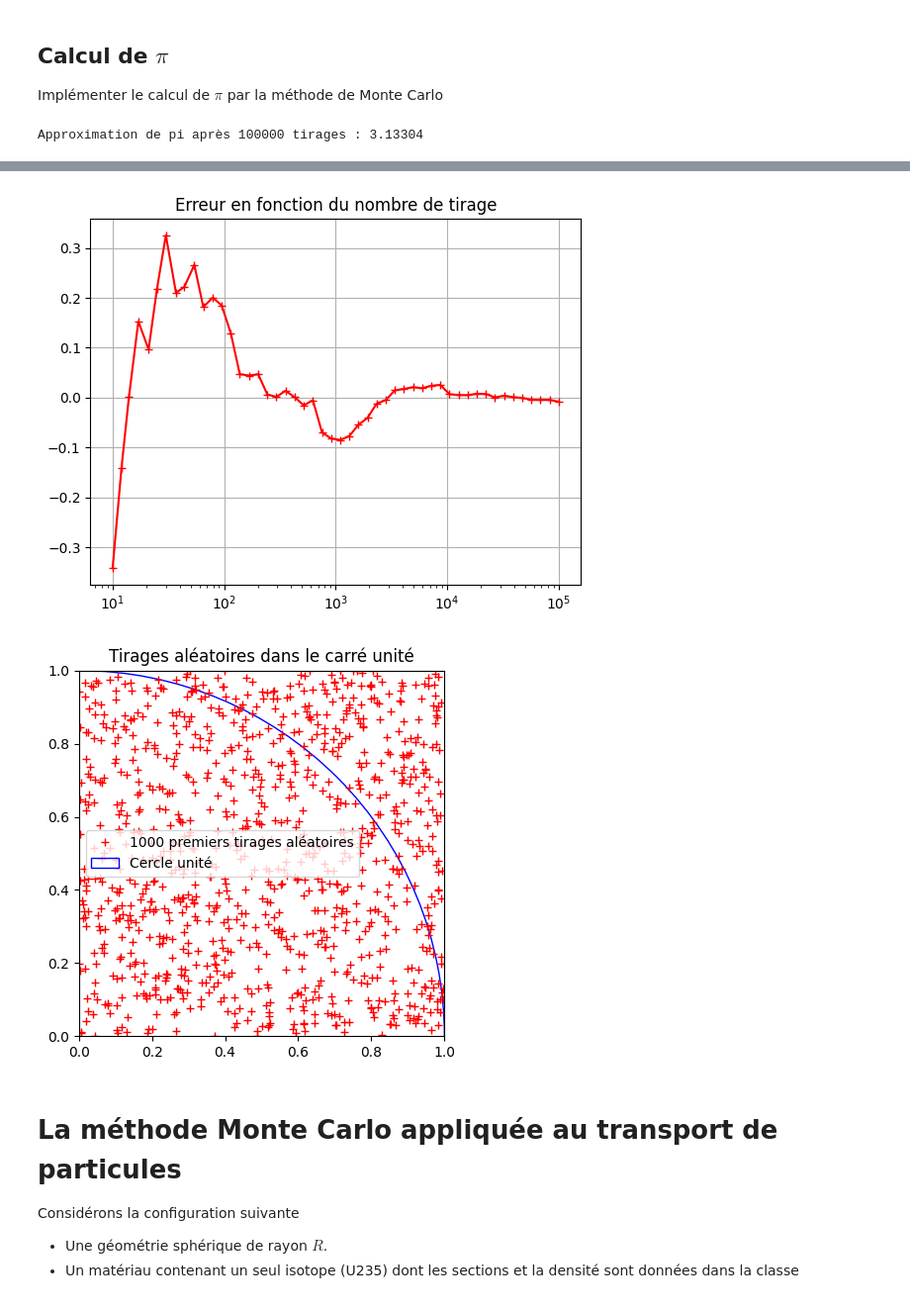
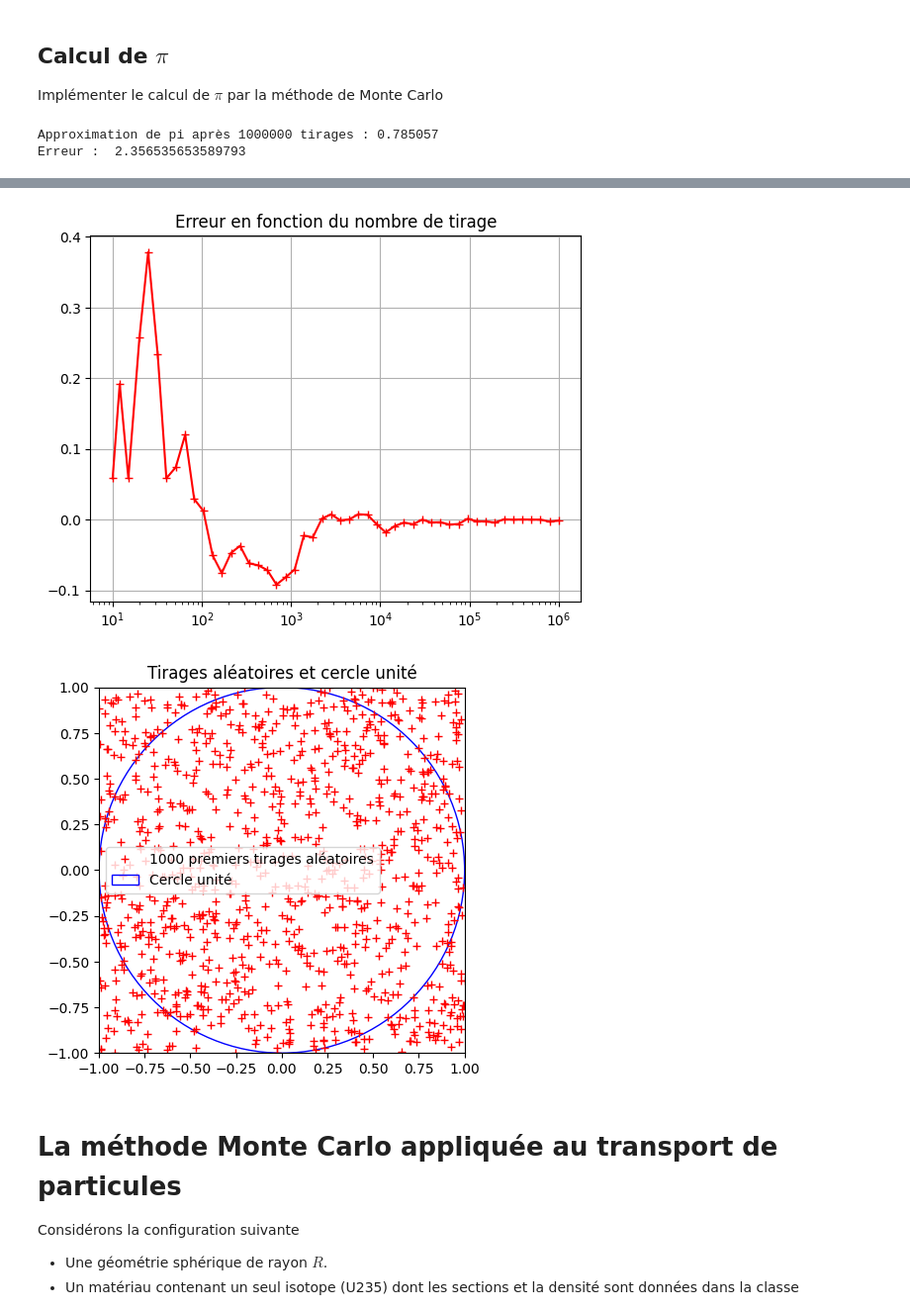
Before and after one commit to atlantis294/neutronic-ensta, a Jupyter notebook: exercices/06_monte_carlo.ipynb, the cells around one changed output, grey strips where cells are left out. Shown at 99% size. Cells and saved outputs as stored; diff of their text form; code cells hidden in the pictures.

```diff
--- a/exercices/06_monte_carlo.ipynb
+++ b/exercices/06_monte_carlo.ipynb
@@ -9,7 +9,7 @@ from tqdm import tqdm
 
 
 np.random.seed(0)
-nombre_de_tirages = int(1e5)
+nombre_de_tirages = int(1e6)
 
 # Preparer une echelle log pour l'affichage de pi par la methode de Monte Carlo
 Tx=np.logspace(1, np.log10(nombre_de_tirages-1), num=50, dtype=int)
@@ -18,8 +18,8 @@ T_mesure = []
 # On va compter le nombre de bon tirage
 nombre_de_bons_tirages = 0
 for i in tqdm(range(nombre_de_tirages)):
-    # On procède à deux tirages entre 0 et 1 avec une valeur uniforme
-    x,y= np.random.uniform(0,1,2)
+    # On procède à deux tirages entre -1 et 1 avec une valeur uniforme
+    x,y= np.random.uniform(-1,1,2)
     if len(T_mesure)<1000:
         T_mesure.append((x,y))
     # Si la norme est inférieur à 1, alors on est dans le cercle donc le tirage est bon
@@ -28,10 +28,11 @@ for i in tqdm(range(nombre_de_tirages)):
 
     # Stockage des valeurs pour l'affichage de l'évolution de l'approximation
     if i in Tx:
-        Ty[np.where(Tx==i)[0][0]] =  4 * nombre_de_bons_tirages / i
+        Ty[np.where(Tx==i)[0][0]] =  4*nombre_de_bons_tirages / i
 
-pi_approximation = 4 * nombre_de_bons_tirages / nombre_de_tirages
+pi_approximation =  nombre_de_bons_tirages / nombre_de_tirages
 print("Approximation de pi après", nombre_de_tirages, "tirages :", pi_approximation)
+print("Erreur : ", abs(np.pi - pi_approximation))
 
 # Ty = Ty - np.pi
 plt.figure()
@@ -58,10 +59,11 @@ plt.plot([mesure[0] for mesure in T_mesure], [mesure[1] for mesure in T_mesure],
 circle = plt.Circle((0, 0), 1, color='b', fill=False)
 plt.gca().add_artist(circle)
 plt.gca().set_aspect('equal', adjustable='box')
-plt.title("Tirages aléatoires dans le carré unité")
-plt.xlim(0, 1)
-plt.ylim(0, 1)
+plt.title("Tirages aléatoires et cercle unité")
+plt.xlim(-1, 1)
+plt.ylim(-1, 1)
 plt.legend(['1000 premiers tirages aléatoires', 'Cercle unité'])
 plt.show(block=False)
 # %% [output]
-Approximation de pi après 100000 tirages : 3.13304
+Approximation de pi après 1000000 tirages : 0.785057
+Erreur :  2.356535653589793
@@ -69,5 +71,5 @@ Approximation de pi après 100000 tirages : 3.13304
-[figure, old version]
+[figure, new version]
-[figure, old version]
+[figure, new version]
 # %% [markdown]
 # La méthode Monte Carlo appliquée au transport de particules
 
```
Also changed, not shown: parts of 11 cells of this notebook, 1 other file.
